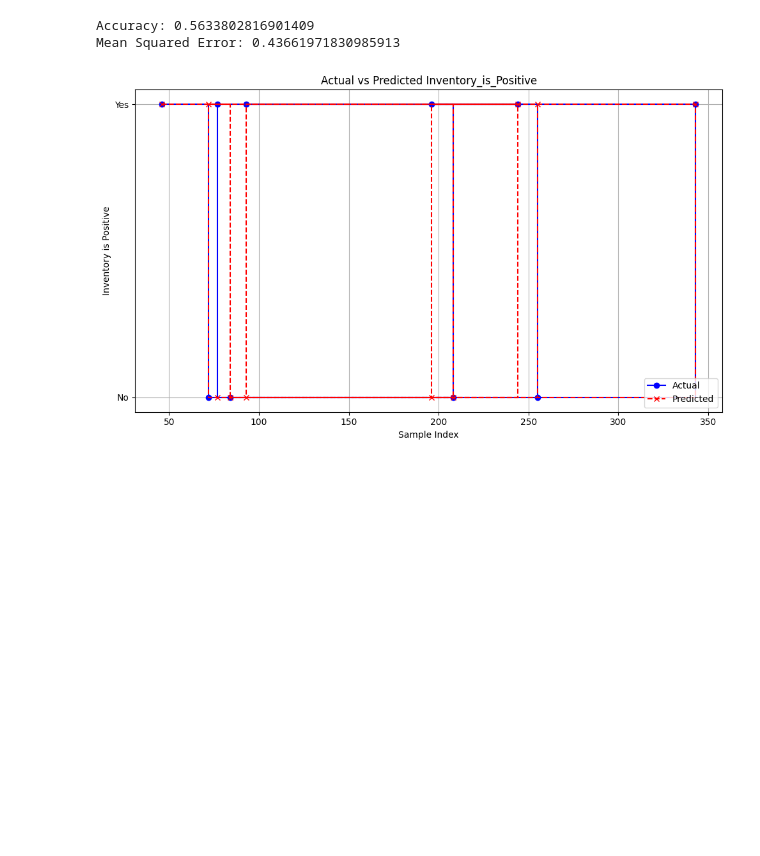
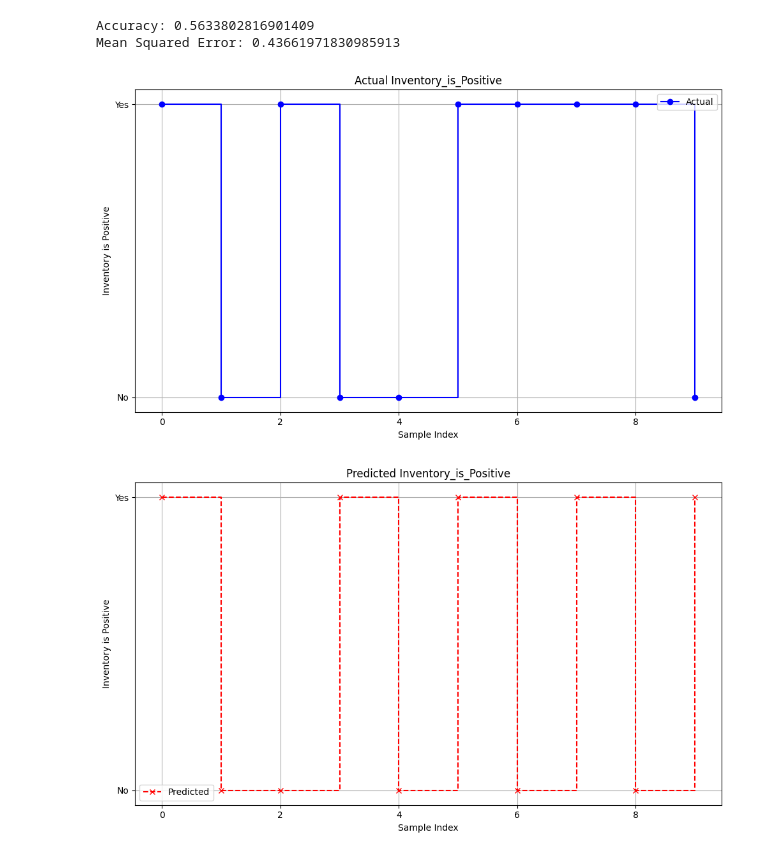
Before and after one commit to adilonam/prediction-divij, a Jupyter notebook: prediction_divij.ipynb, the cells around one changed output. Cells and saved outputs as stored; diff of their text form; code cells hidden in the pictures; blank space fills up the shorter version.

```diff
--- a/prediction_divij.ipynb
+++ b/prediction_divij.ipynb
@@ -139,23 +139,36 @@ Mean Squared Error: 0.43661971830985913
 # %%
 # Create a DataFrame for plotting
 
 last_plot = 10
 plot_data = pd.DataFrame({
     'Actual': y_test[-last_plot:],
     'Predicted': y_pred.flatten()[-last_plot:]
 })
 
-# Plot the predictions and actual values
+plot_data.reset_index(drop=True, inplace=True)
+# Plot the actual values
 plt.figure(figsize=(10, 6))
 plt.step(plot_data.index, plot_data['Actual'], where='post', marker='o', linestyle='-', color='b', label='Actual')
-plt.step(plot_data.index, plot_data['Predicted'], where='post', marker='x', linestyle='--', color='r', label='Predicted')
-plt.title('Actual vs Predicted Inventory_is_Positive')
+plt.title('Actual Inventory_is_Positive')
 plt.xlabel('Sample Index')
 plt.ylabel('Inventory is Positive')
 plt.yticks([0, 1], ['No', 'Yes'])
 plt.grid(True)
 plt.legend()
 plt.tight_layout()
 plt.show()
+
+# Plot the predicted values
+plt.figure(figsize=(10, 6))
+plt.step(plot_data.index, plot_data['Predicted'], where='post', marker='x', linestyle='--', color='r', label='Predicted')
+plt.title('Predicted Inventory_is_Positive')
+plt.xlabel('Sample Index')
+plt.ylabel('Inventory is Positive')
+plt.yticks([0, 1], ['No', 'Yes'])
+plt.grid(True)
+plt.legend()
+plt.tight_layout()
+plt.show()
 # %% [output]
-[figure, old version]
+[figure, new version]
+[figure, added]
```
